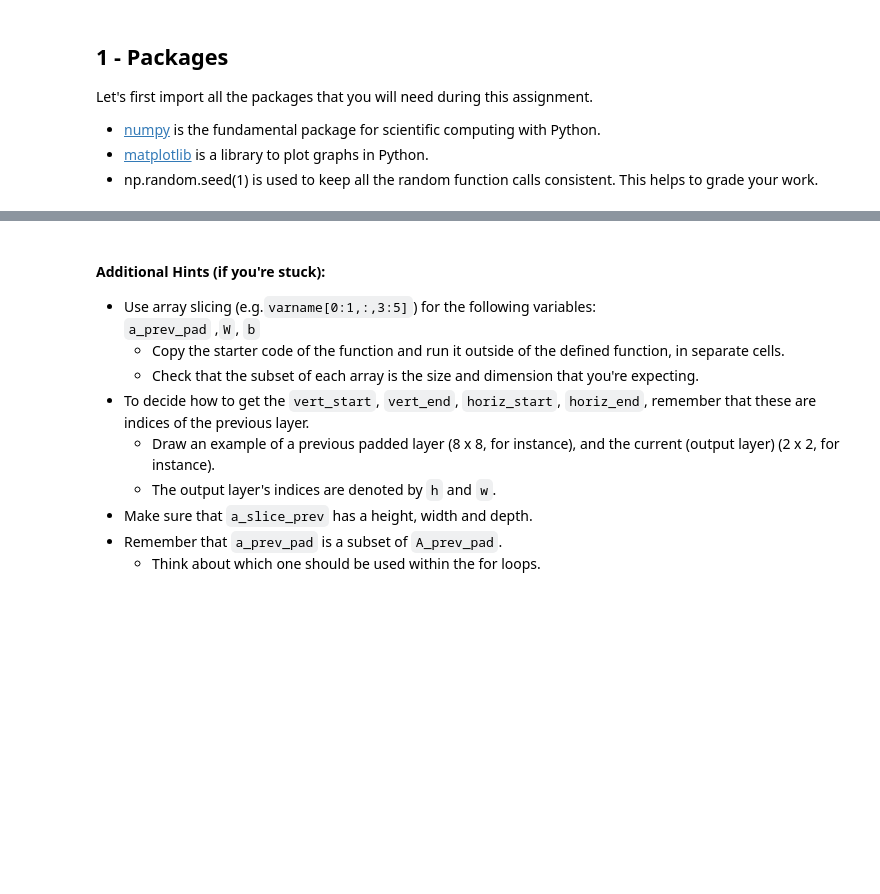
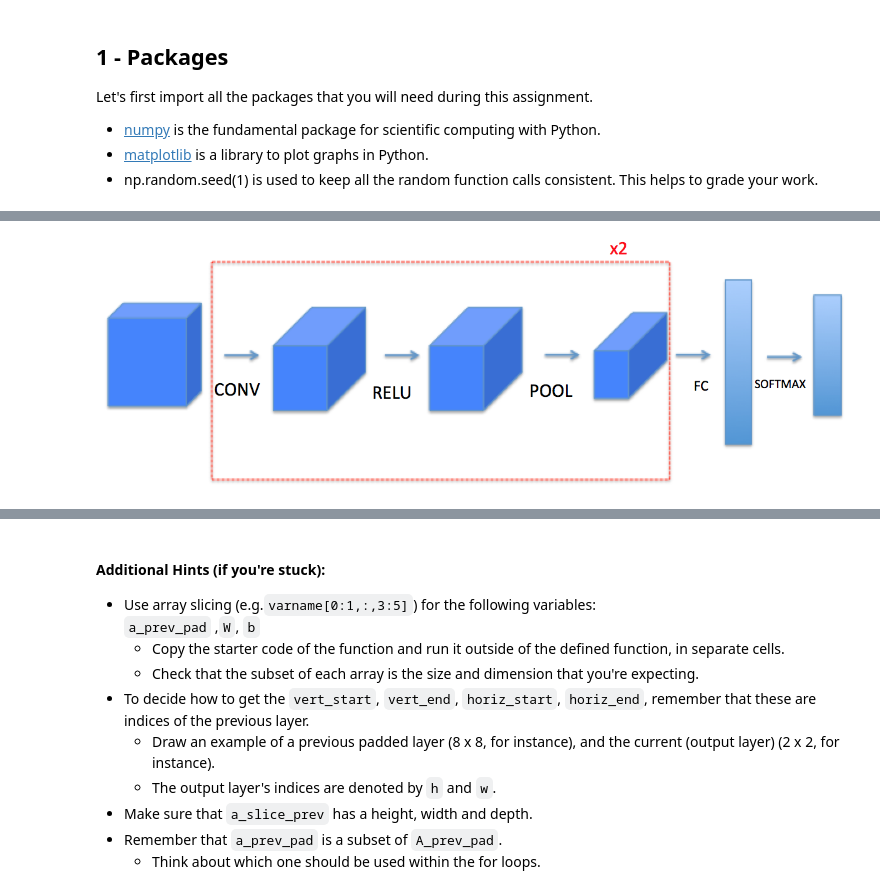
Before and after one commit to akshaymali046/Hand-Gesture-Recognition-using-Convolutional-Neural-Network, a Jupyter notebook: Convolution_model_Step_by_Step_v1.ipynb, the cells around one changed output, grey strips where cells are left out. Cells and saved outputs as stored; diff of their text form; code cells hidden in the pictures; blank space fills up the shorter version.

```diff
--- a/Convolution_model_Step_by_Step_v1.ipynb
+++ b/Convolution_model_Step_by_Step_v1.ipynb
@@ -100,3 +97,8 @@ we will also use the TensorFlow equivalents of these functions to build the foll
+# %%
+img = Image.open('images/model.png')
+display(img)
+# %% [output]
+[figure, added]
 # %% [markdown]
 <a name='3'></a>
 ## 3 - Convolutional Neural Networks
```
Also changed, not shown: parts of 14 cells of this notebook.
